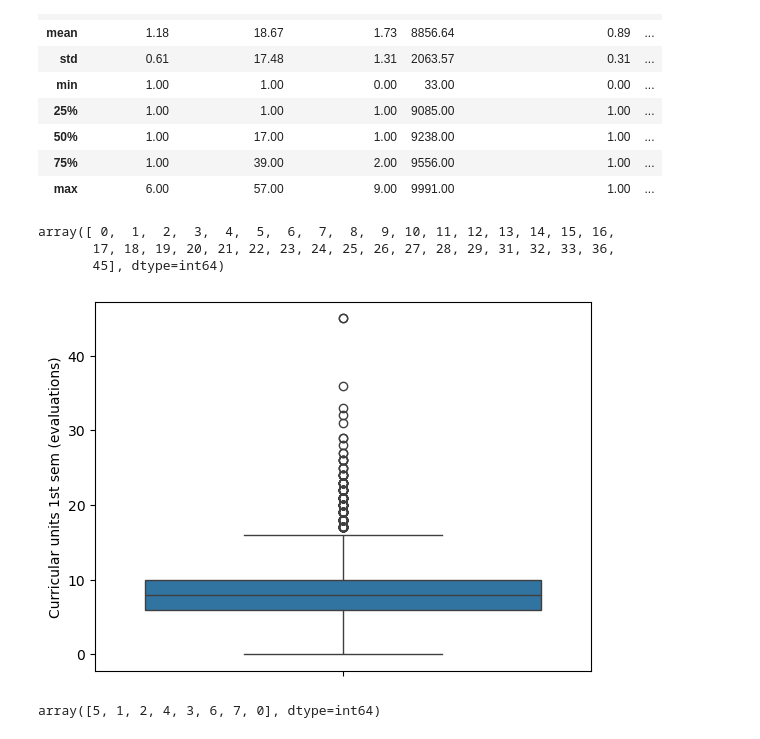
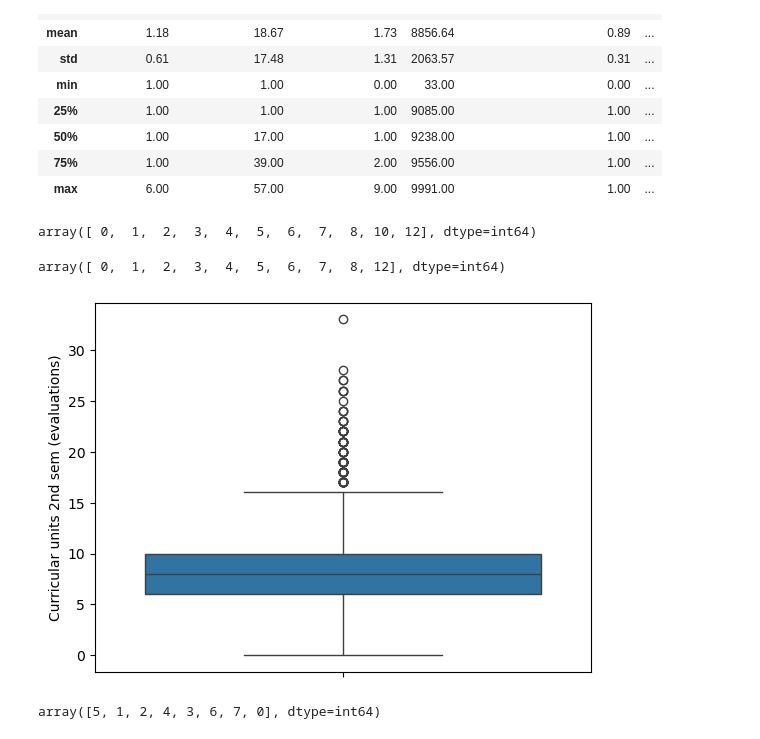
Before and after one commit to ChidiUmeh/3signet-Projects, a Jupyter notebook: week 1 task/dropoutprediction.ipynb, the cells around one changed output. Drawn from its saved outputs; the diff is of its cells as text; code cells hidden in the pictures.

```diff
--- a/week 1 task/dropoutprediction.ipynb
+++ b/week 1 task/dropoutprediction.ipynb
@@ -89,16 +90,18 @@ school.iloc[:,:18].describe().round(2)
 | 75% | 1.00 | 39.00 | 2.00 | 9556.00 | 1.00 | ... |
 | max | 6.00 | 57.00 | 9.00 | 9991.00 | 1.00 | ... |
 # %%
-school['Curricular units 1st sem (evaluations)'].sort_values().unique()
+school['Curricular units 1st sem (without evaluations)'].sort_values().unique()
 # %% [output]
-array([ 0,  1,  2,  3,  4,  5,  6,  7,  8,  9, 10, 11, 12, 13, 14, 15, 16,
-       17, 18, 19, 20, 21, 22, 23, 24, 25, 26, 27, 28, 29, 31, 32, 33, 36,
-       45], dtype=int64)
+array([ 0,  1,  2,  3,  4,  5,  6,  7,  8, 10, 12], dtype=int64)
+# %%
+school['Curricular units 2nd sem (without evaluations)'].sort_values().unique()
+# %% [output]
+array([ 0,  1,  2,  3,  4,  5,  6,  7,  8, 12], dtype=int64)
 # %%
-sns.boxplot(school['Curricular units 1st sem (evaluations)'])
+sns.boxplot(school['Curricular units 2nd sem (evaluations)'])
 plt.show()
 # %% [output]
-[figure, old version]
+[figure, new version]
 # %%
 school.loc[school['Application order']==9,'Application order' ]=7
 school['Application order'].unique()
```
Also changed, not shown: parts of 15 cells of this notebook, 1 other file.
